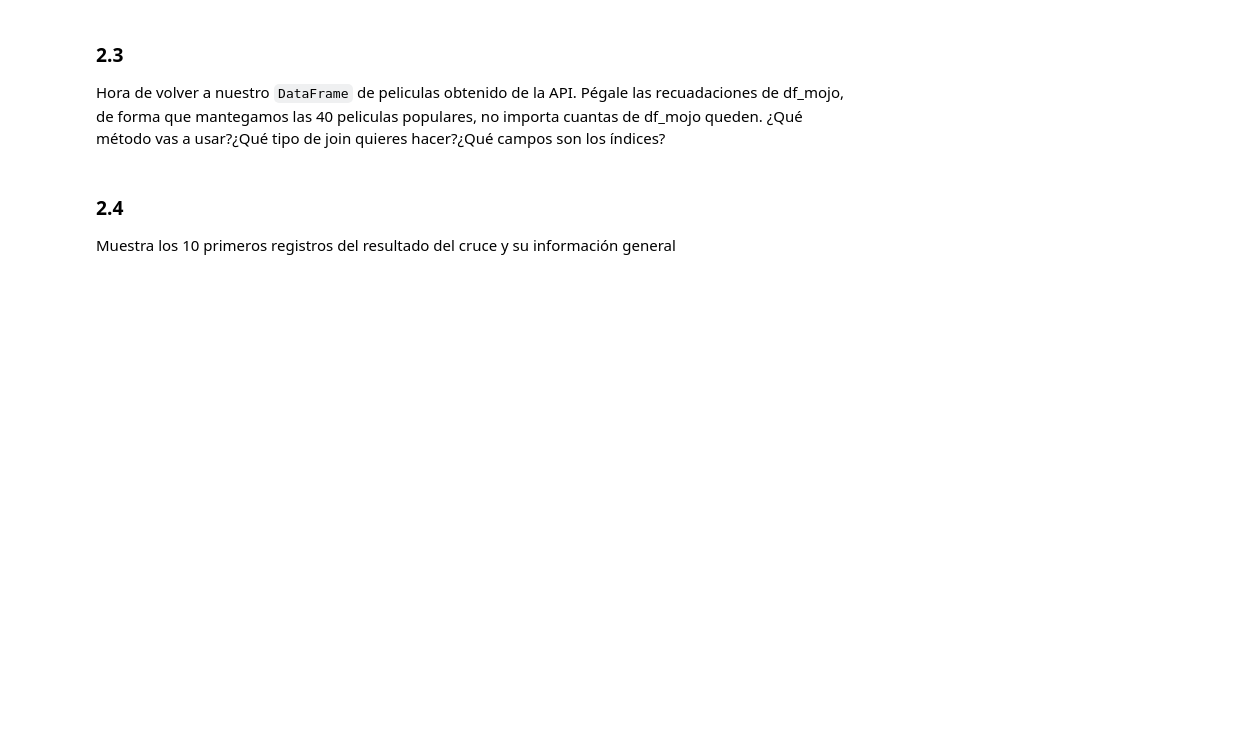
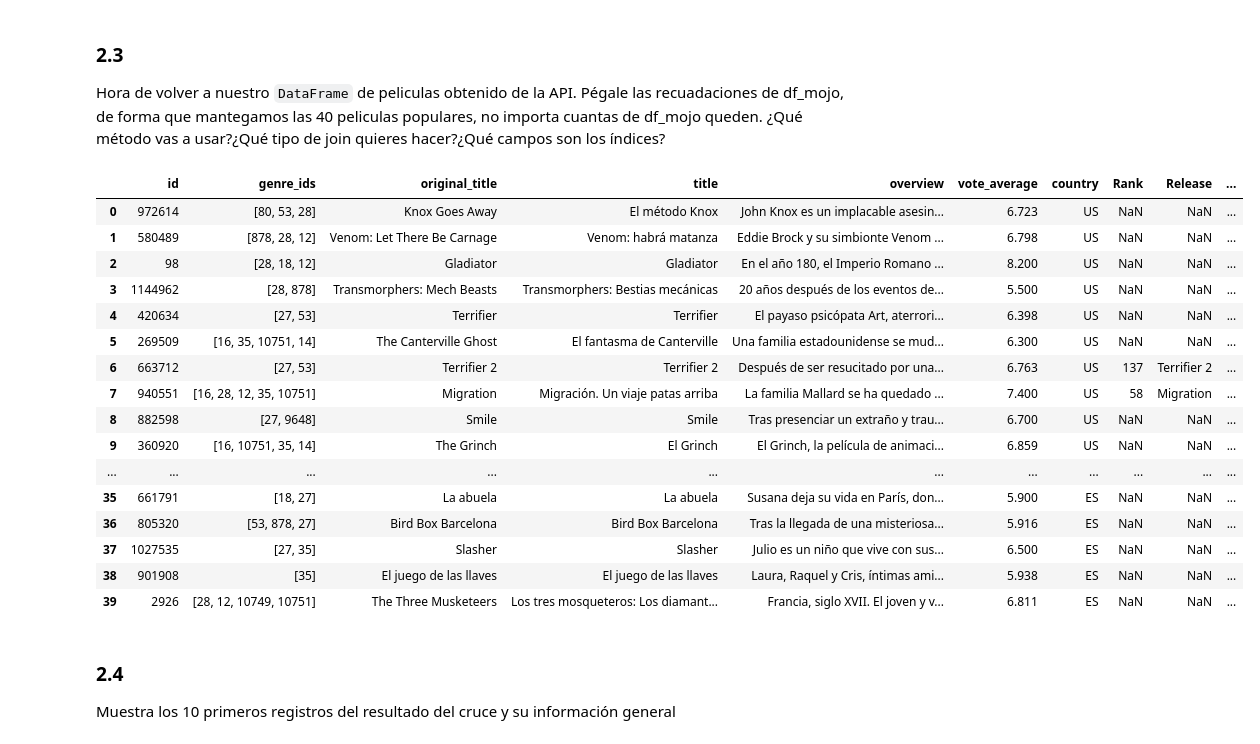
Before and after one commit to redani77/ONLINE_DS_THEBRIDGE_DaniCastillo, a Jupyter notebook: 006 ACCESO REMOTO/SPRINT 006/Unidad_02/Practica_Obligatoria/18_Practica_Obligatoria_Scraping_API.ipynb, the cells around one changed output. Cells and saved outputs as stored; diff of their text form; code cells hidden in the pictures; blank space fills up the shorter version.

```diff
--- a/006 ACCESO REMOTO/SPRINT 006/Unidad_02/Practica_Obligatoria/18_Practica_Obligatoria_Scraping_API.ipynb
+++ b/006 ACCESO REMOTO/SPRINT 006/Unidad_02/Practica_Obligatoria/18_Practica_Obligatoria_Scraping_API.ipynb
@@ -148,3 +339,20 @@ Para hacerte más sencillo el trabajo, te doy aquí algunas pistas:
 # %% [markdown]
 1. Inspecciona la página y ve desplegando hasta encontrar tbody y ahí ya investiga hasta dar con los tags últimos que tienen los datos.
 2. Repasa las soluciones a los ejercicios del workout de WebScraping para conseguir llegar al `DataFrame`
+# %%
+
+contenido_html = requests.get(url_mojo).text
+sp_mojo = BeautifulSoup(contenido_html, 'lxml')
+# %%
+
+header = sp_mojo.find_all("div", attrs = {"class":"a-section imdb-scroll-table-inner"})
+
+tables = header[0].find_all("table")
+
+columns = []
+
+#La primera tabla contiene los nombres de las columnas
+for th in tables[0].find_all("th"):
+    columns.append(th.text.strip())
+
+columns
@@ -150,0 +371,16 @@ Para hacerte más sencillo el trabajo, te doy aquí algunas pistas:
+# %%
+
+rows = []
+
+#La segunda tabla de header contiene los valores
+
+for idx, tr in enumerate(tables[0].find_all("tr")):
+    if idx > 0:
+        row = []
+        for td in tr.find_all("td"):
+            row.append(td.text.strip())
+        rows.append(row)
+# %%
+
+df_mojo = pd.DataFrame(rows, columns = columns)
+df_mojo
@@ -156,6 +406,27 @@ Si no has podido hacer el ejercicio Extra anterior, lee los datos que hay en "./
 ### 2.3
 
 Hora de volver a nuestro `DataFrame` de peliculas obtenido de la API. Pégale las recuadaciones de df_mojo, de forma que mantegamos las 40 peliculas populares, no importa cuantas de df_mojo queden. ¿Qué método vas a usar?¿Qué tipo de join quieres hacer?¿Qué campos son los índices?
+# %%
+df_all_info = df_base_movies.merge(df_mojo, how="left", left_on="original_title", right_on="Release")
+df_all_info
+# %% [output]
+|  | id | genre_ids | original_title | title | overview | vote_average | country | Rank | Release | ... |
+| 0 | 972614 | [80, 53, 28] | Knox Goes Away | El método Knox | John Knox es un implacable asesin... | 6.723 | US | NaN | NaN | ... |
+| 1 | 580489 | [878, 28, 12] | Venom: Let There Be Carnage | Venom: habrá matanza | Eddie Brock y su simbionte Venom ... | 6.798 | US | NaN | NaN | ... |
+| 2 | 98 | [28, 18, 12] | Gladiator | Gladiator | En el año 180, el Imperio Romano ... | 8.200 | US | NaN | NaN | ... |
+| 3 | 1144962 | [28, 878] | Transmorphers: Mech Beasts | Transmorphers: Bestias mecánicas | 20 años después de los eventos de... | 5.500 | US | NaN | NaN | ... |
+| 4 | 420634 | [27, 53] | Terrifier | Terrifier | El payaso psicópata Art, aterrori... | 6.398 | US | NaN | NaN | ... |
+| 5 | 269509 | [16, 35, 10751, 14] | The Canterville Ghost | El fantasma de Canterville | Una familia estadounidense se mud... | 6.300 | US | NaN | NaN | ... |
+| 6 | 663712 | [27, 53] | Terrifier 2 | Terrifier 2 | Después de ser resucitado por una... | 6.763 | US | 137 | Terrifier 2 | ... |
+| 7 | 940551 | [16, 28, 12, 35, 10751] | Migration | Migración. Un viaje patas arriba | La familia Mallard se ha quedado ... | 7.400 | US | 58 | Migration | ... |
+| 8 | 882598 | [27, 9648] | Smile | Smile | Tras presenciar un extraño y trau... | 6.700 | US | NaN | NaN | ... |
+| 9 | 360920 | [16, 10751, 35, 14] | The Grinch | El Grinch | El Grinch, la película de animaci... | 6.859 | US | NaN | NaN | ... |
+| ... | ... | ... | ... | ... | ... | ... | ... | ... | ... | ... |
+| 35 | 661791 | [18, 27] | La abuela | La abuela | Susana deja su vida en París, don... | 5.900 | ES | NaN | NaN | ... |
+| 36 | 805320 | [53, 878, 27] | Bird Box Barcelona | Bird Box Barcelona | Tras la llegada de una misteriosa... | 5.916 | ES | NaN | NaN | ... |
+| 37 | 1027535 | [27, 35] | Slasher | Slasher | Julio es un niño que vive con sus... | 6.500 | ES | NaN | NaN | ... |
+| 38 | 901908 | [35] | El juego de las llaves | El juego de las llaves | Laura, Raquel y Cris, íntimas ami... | 5.938 | ES | NaN | NaN | ... |
+| 39 | 2926 | [28, 12, 10749, 10751] | The Three Musketeers | Los tres mosqueteros: Los diamant... | Francia, siglo XVII. El joven y v... | 6.811 | ES | NaN | NaN | ... |
 # %% [markdown]
 ### 2.4
 Muestra los 10 primeros registros del resultado del cruce y su información general
```
Also changed, not shown: parts of 20 cells of this notebook.
